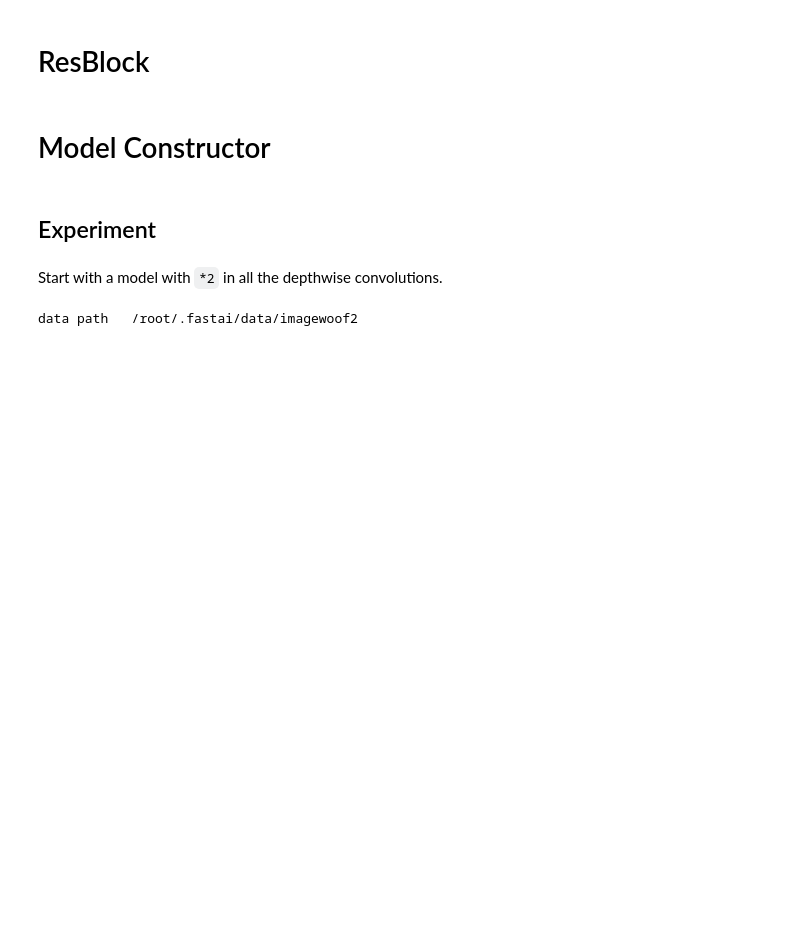
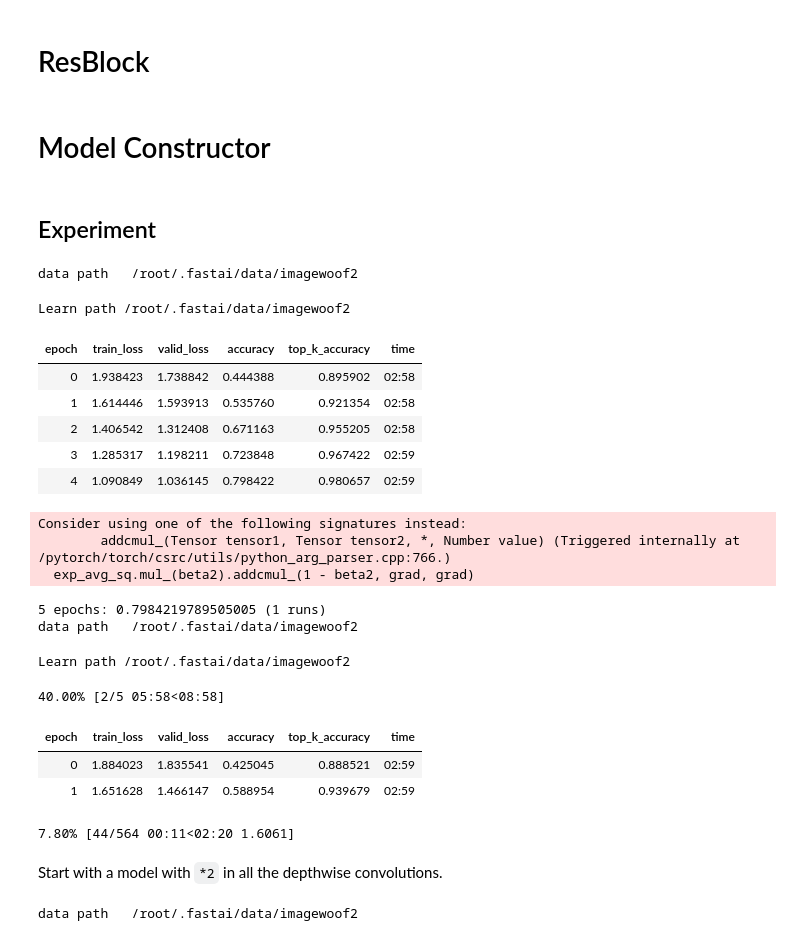
Before and after one commit to BoaEi/imagenette_experiments, a Jupyter notebook: ResNet_separable.ipynb, the cells around one changed output. Cells and saved outputs as stored; diff of their text form; code cells hidden in the pictures; blank space fills up the shorter version.

```diff
--- a/ResNet_separable.ipynb
+++ b/ResNet_separable.ipynb
@@ -45,6 +47,29 @@ from model_constructor.net import Net, act_fn
 from model_constructor.layers import SimpleSelfAttention, ConvLayer
 # %% [markdown]
 # ResBlock
+# %%
+class MnM(nn.Module): # Mix and Multiply
+    def __init__(self, channels, group_size):
+        super().__init__()
+        self.channels = channels
+        self.gs = group_size
+        self.conv = nn.Conv2d(channels, channels, 1, groups=1, bias=False)
+        self.mask = torch.zeros((channels,channels,1,1))
+        for i in range(channels//group_size):
+            self.mask[i*dm:(i+1)*dm,i*dm:(i+1)*dm] = 1
+        self.XY = None
+
+    def forward(self, x):
+        if self.XY is None:
+            N,C,H,W = x.size()
+            XX = torch.from_numpy(np.indices((1,H,W))[2]*2/W-1)
+            YY = torch.from_numpy(np.indices((1,H,W))[1]*2/H-1)
+            ones = torch.ones((self.gs-2,H,W))
+            XY = torch.cat([ones, XX, YY], dim=0).to(x.device).type(x.dtype)
+            self.XY = XY.unsqueeze(0).expand(self.channels//self.gs,self.gs,H,W).reshape(self.channels,H,W)
+            self.mask = self.mask.to(x.device).type(x.dtype)
+        self.conv.weight.data = self.mask * self.conv.weight
+        return self.conv(x) * self.XY
 # %%
 class NewLayer(nn.Sequential):
     """Basic conv layers block"""
@@ -56,11 +81,13 @@ class NewLayer(nn.Sequential):
         if padding==None: padding = ks//2
         if ks==3 and groups==1:  # to be used for the "stem" of ResNet
           # if ni==3: stride = 2
-          layers = [('Conv3x3', nn.Conv2d(ni, ni*dm, 3, stride=1, padding=1, bias=bias, groups=ni)),
+          layers = [('Conv3x3', nn.Conv2d(ni, ni*dm, 3, stride=stride, padding=1, bias=bias, groups=ni)),
                     ('Conv1x1', nn.Conv2d(ni*dm, nf, 1, bias=bias, groups=1))]
         else:
           layers = [('Conv{}x{}'.format(ks,ks),
                       nn.Conv2d(ni, nf, ks, stride=stride, padding=padding, bias=bias, groups=groups))]
+          if ks==3:
+            layers += [('M_op', MnM(nf, dm))]
 
         act_bn = [('act_fn', act_fn)] if act else []
         if bn_layer:
@@ -108,6 +135,40 @@ model.act_fn = Mish()
 model.sa = True
 # %% [markdown]
 ## Experiment
+# %%
+dm = 4
+res = dict()
+for e in [5]*5 + [20]*5 + [80]:
+  mixup=0 if e<=20 else 0.2
+  learn = get_learn(model=model, size=192, bs=16, mixup=mixup)
+  learn.fit_fc(e, lr=4e-3, moms=(0.95,0.95), start_pct=0.72)
+  acc = learn.recorder.metrics[-1][0].item()
+  if e in res:
+    res[e] += [acc]
+  else:
+    res[e] = [acc]
+  print('{} epochs: {} ({} runs)'.format(e, sum(res[e])/len(res[e]), len(res[e])))
+print('depth multiplier={}'.format(dm), {e: sum(res[e])/len(res[e]) for e in res})
+# %% [output]
+data path   /root/.fastai/data/imagewoof2
+Learn path /root/.fastai/data/imagewoof2
+| epoch | train_loss | valid_loss | accuracy | top_k_accuracy | time |
+| 0 | 1.938423 | 1.738842 | 0.444388 | 0.895902 | 02:58 |
+| 1 | 1.614446 | 1.593913 | 0.535760 | 0.921354 | 02:58 |
+| 2 | 1.406542 | 1.312408 | 0.671163 | 0.955205 | 02:58 |
+| 3 | 1.285317 | 1.198211 | 0.723848 | 0.967422 | 02:59 |
+| 4 | 1.090849 | 1.036145 | 0.798422 | 0.980657 | 02:59 |
+Consider using one of the following signatures instead:
+        addcmul_(Tensor tensor1, Tensor tensor2, *, Number value) (Triggered internally at  /pytorch/torch/csrc/utils/python_arg_parser.cpp:766.)
+  exp_avg_sq.mul_(beta2).addcmul_(1 - beta2, grad, grad)
+5 epochs: 0.7984219789505005 (1 runs)
+data path   /root/.fastai/data/imagewoof2
+Learn path /root/.fastai/data/imagewoof2
+40.00% [2/5 05:58<08:58]
+| epoch | train_loss | valid_loss | accuracy | top_k_accuracy | time |
+| 0 | 1.884023 | 1.835541 | 0.425045 | 0.888521 | 02:59 |
+| 1 | 1.651628 | 1.466147 | 0.588954 | 0.939679 | 02:59 |
+7.80% [44/564 00:11<02:20 1.6061]
 # %% [markdown]
 Start with a model with `*2` in all the depthwise convolutions.
 # %%
```
Also changed, not shown: parts of 2 cells of this notebook.
